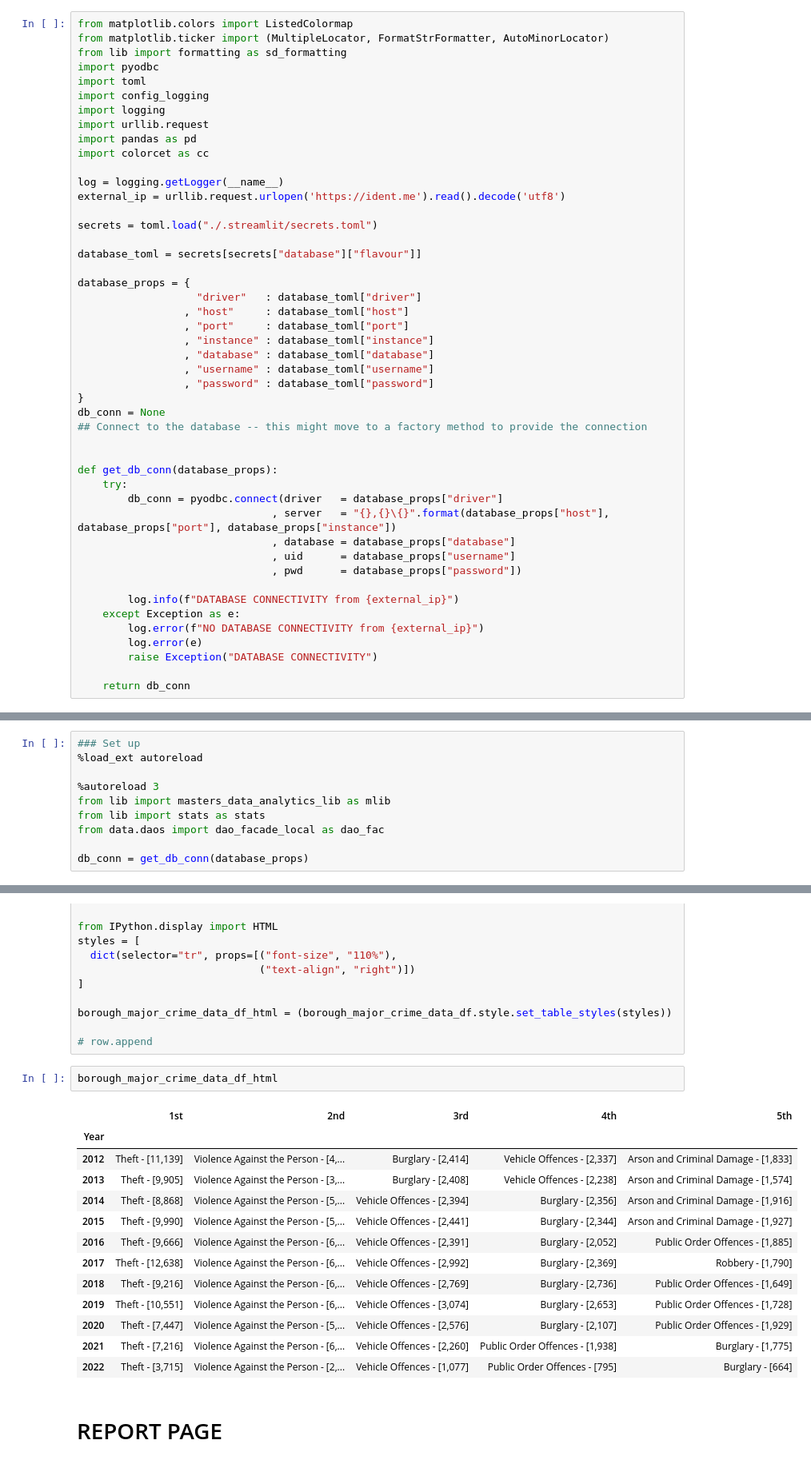
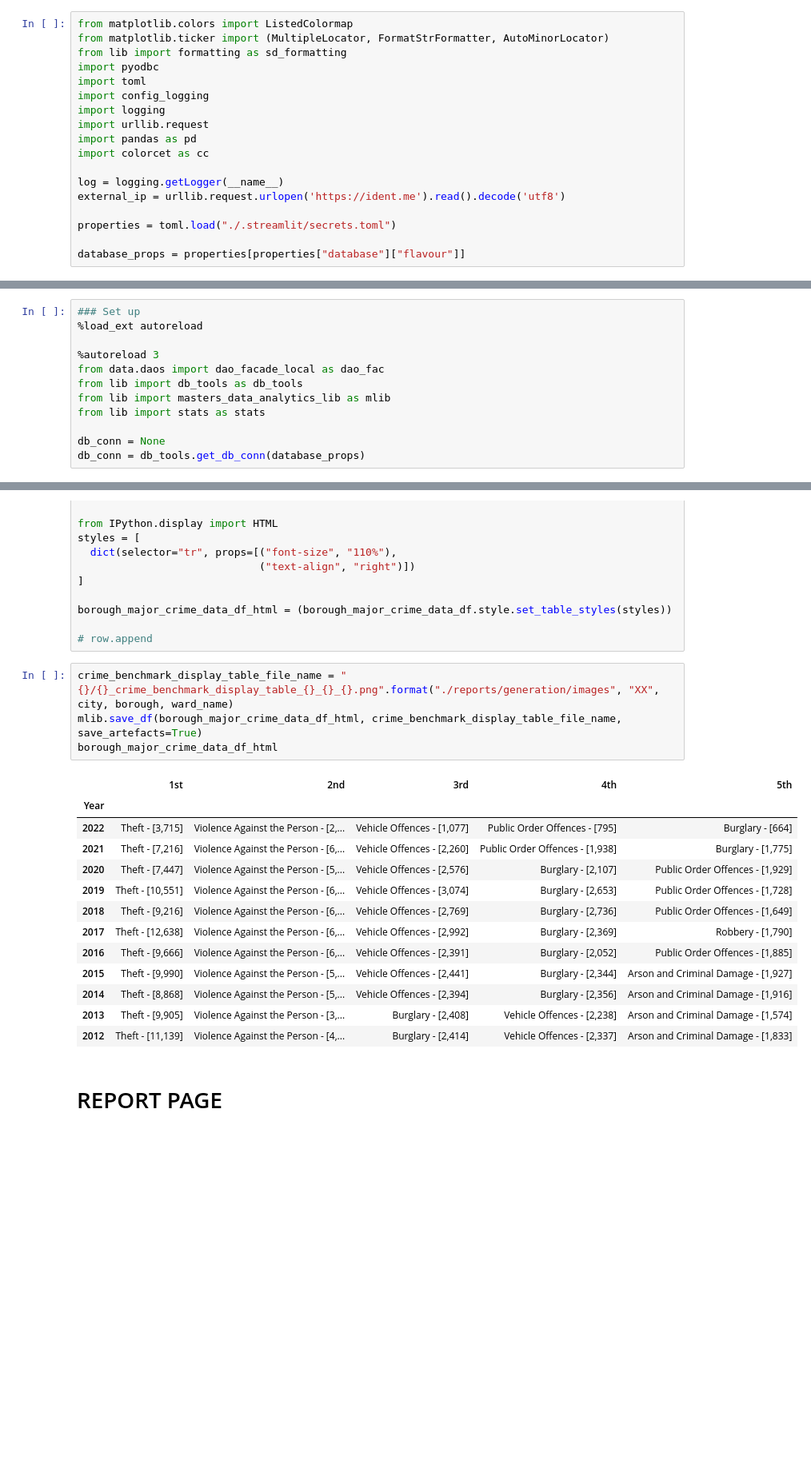
Before and after one commit to neal-bamford/sd-map-streamlit, a Jupyter notebook: SD_Map_07_Crime.ipynb, the cells around one changed output, grey strips where cells are left out. Shown at 80% size. Drawn from its saved outputs; the diff is of its cells as text; blank space fills up the shorter version.

Commit message:
tables and shading complete

```diff
--- a/SD_Map_General_Report_07_Crime.ipynb
+++ b/SD_Map_07_Crime.ipynb
@@ -17,36 +17,7 @@ import colorcet as cc
 log = logging.getLogger(__name__)
 external_ip = urllib.request.urlopen('https://ident.me').read().decode('utf8')
 
-secrets = toml.load("./.streamlit/secrets.toml")
+properties = toml.load("./.streamlit/secrets.toml")
 
-database_toml = secrets[secrets["database"]["flavour"]]
-
-database_props = {
-                   "driver"   : database_toml["driver"]
-                 , "host"     : database_toml["host"]
-                 , "port"     : database_toml["port"]
-                 , "instance" : database_toml["instance"]
-                 , "database" : database_toml["database"]
-                 , "username" : database_toml["username"]
-                 , "password" : database_toml["password"]
-}
-db_conn = None
-## Connect to the database -- this might move to a factory method to provide the connection
-
-
-def get_db_conn(database_props):
-    try:
-        db_conn = pyodbc.connect(driver   = database_props["driver"]
-                               , server   = "{},{}\{}".format(database_props["host"], database_props["port"], database_props["instance"])
-                               , database = database_props["database"]
-                               , uid      = database_props["username"]
-                               , pwd      = database_props["password"])
-
-        log.info(f"DATABASE CONNECTIVITY from {external_ip}")
-    except Exception as e:
-        log.error(f"NO DATABASE CONNECTIVITY from {external_ip}")
-        log.error(e)
-        raise Exception("DATABASE CONNECTIVITY")
-
-    return db_conn
+database_props = properties[properties["database"]["flavour"]]
 # %% [output]
@@ -58,9 +29,11 @@ def get_db_conn(database_props):
 %load_ext autoreload
 
 %autoreload 3
+from data.daos import dao_facade_local as dao_fac
+from lib import db_tools as db_tools
 from lib import masters_data_analytics_lib as mlib
 from lib import stats as stats
-from data.daos import dao_facade_local as dao_fac
 
-db_conn = get_db_conn(database_props)
+db_conn = None
+db_conn = db_tools.get_db_conn(database_props)
 # %% [output]
@@ -750,21 +723,23 @@ borough_major_crime_data_df_html = (borough_major_crime_data_df.style.set_table_
 
 # row.append
 # %%
+crime_benchmark_display_table_file_name = "{}/{}_crime_benchmark_display_table_{}_{}_{}.png".format("./reports/generation/images", "XX", city, borough, ward_name)
+mlib.save_df(borough_major_crime_data_df_html, crime_benchmark_display_table_file_name, save_artefacts=True)
 borough_major_crime_data_df_html
 # %% [output]
 |  | 1st | 2nd | 3rd | 4th | 5th |
 | Year |  |  |  |  |  |
+| 2022 | Theft - [3,715] | Violence Against the Person - [2,... | Vehicle Offences - [1,077] | Public Order Offences - [795] | Burglary - [664] |
+| 2021 | Theft - [7,216] | Violence Against the Person - [6,... | Vehicle Offences - [2,260] | Public Order Offences - [1,938] | Burglary - [1,775] |
+| 2020 | Theft - [7,447] | Violence Against the Person - [5,... | Vehicle Offences - [2,576] | Burglary - [2,107] | Public Order Offences - [1,929] |
+| 2019 | Theft - [10,551] | Violence Against the Person - [6,... | Vehicle Offences - [3,074] | Burglary - [2,653] | Public Order Offences - [1,728] |
+| 2018 | Theft - [9,216] | Violence Against the Person - [6,... | Vehicle Offences - [2,769] | Burglary - [2,736] | Public Order Offences - [1,649] |
+| 2017 | Theft - [12,638] | Violence Against the Person - [6,... | Vehicle Offences - [2,992] | Burglary - [2,369] | Robbery - [1,790] |
+| 2016 | Theft - [9,666] | Violence Against the Person - [6,... | Vehicle Offences - [2,391] | Burglary - [2,052] | Public Order Offences - [1,885] |
+| 2015 | Theft - [9,990] | Violence Against the Person - [5,... | Vehicle Offences - [2,441] | Burglary - [2,344] | Arson and Criminal Damage - [1,927] |
+| 2014 | Theft - [8,868] | Violence Against the Person - [5,... | Vehicle Offences - [2,394] | Burglary - [2,356] | Arson and Criminal Damage - [1,916] |
+| 2013 | Theft - [9,905] | Violence Against the Person - [3,... | Burglary - [2,408] | Vehicle Offences - [2,238] | Arson and Criminal Damage - [1,574] |
 | 2012 | Theft - [11,139] | Violence Against the Person - [4,... | Burglary - [2,414] | Vehicle Offences - [2,337] | Arson and Criminal Damage - [1,833] |
-| 2013 | Theft - [9,905] | Violence Against the Person - [3,... | Burglary - [2,408] | Vehicle Offences - [2,238] | Arson and Criminal Damage - [1,574] |
-| 2014 | Theft - [8,868] | Violence Against the Person - [5,... | Vehicle Offences - [2,394] | Burglary - [2,356] | Arson and Criminal Damage - [1,916] |
-| 2015 | Theft - [9,990] | Violence Against the Person - [5,... | Vehicle Offences - [2,441] | Burglary - [2,344] | Arson and Criminal Damage - [1,927] |
-| 2016 | Theft - [9,666] | Violence Against the Person - [6,... | Vehicle Offences - [2,391] | Burglary - [2,052] | Public Order Offences - [1,885] |
-| 2017 | Theft - [12,638] | Violence Against the Person - [6,... | Vehicle Offences - [2,992] | Burglary - [2,369] | Robbery - [1,790] |
-| 2018 | Theft - [9,216] | Violence Against the Person - [6,... | Vehicle Offences - [2,769] | Burglary - [2,736] | Public Order Offences - [1,649] |
-| 2019 | Theft - [10,551] | Violence Against the Person - [6,... | Vehicle Offences - [3,074] | Burglary - [2,653] | Public Order Offences - [1,728] |
-| 2020 | Theft - [7,447] | Violence Against the Person - [5,... | Vehicle Offences - [2,576] | Burglary - [2,107] | Public Order Offences - [1,929] |
-| 2021 | Theft - [7,216] | Violence Against the Person - [6,... | Vehicle Offences - [2,260] | Public Order Offences - [1,938] | Burglary - [1,775] |
-| 2022 | Theft - [3,715] | Violence Against the Person - [2,... | Vehicle Offences - [1,077] | Public Order Offences - [795] | Burglary - [664] |
 # %% [markdown]
 # REPORT PAGE
 # %%
```
Also changed, not shown: parts of 16 cells of this notebook, 20 other files.
